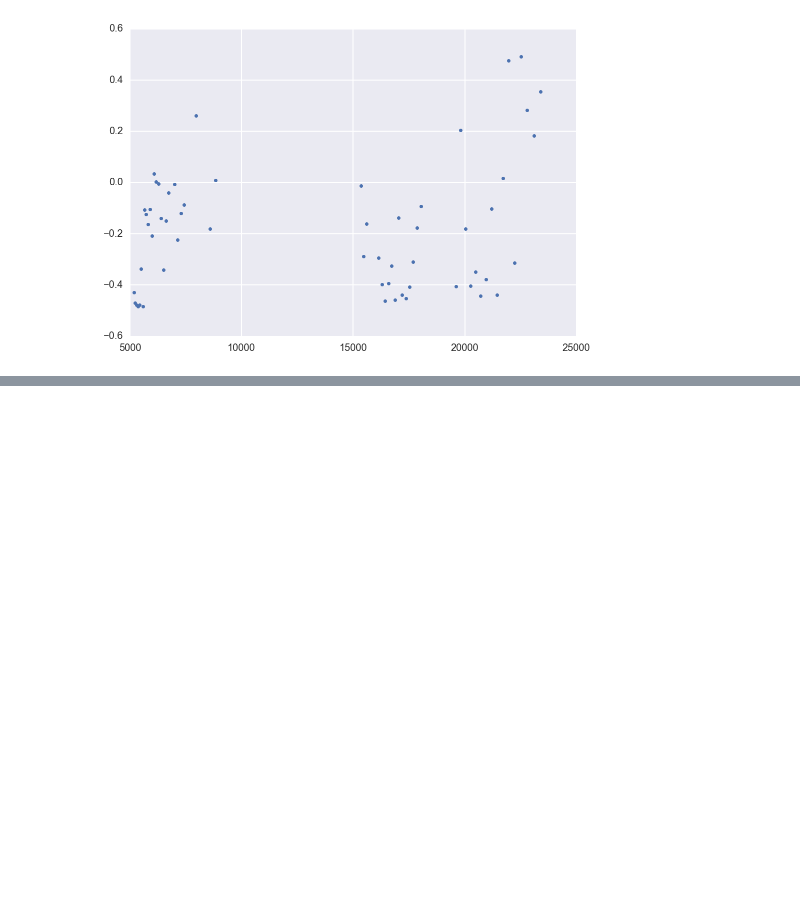
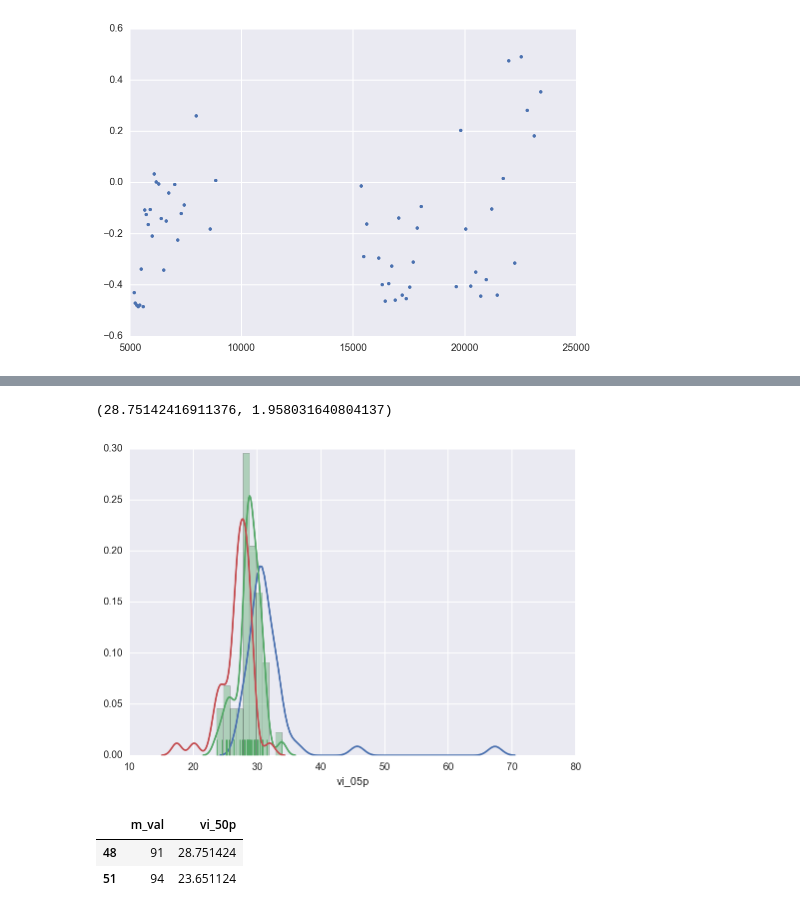
Before and after one commit to BrownDwarf/welter, a Jupyter notebook: notebooks/welter_issue026-01_Text_and_analysis_for_results_section.ipynb, the cells around one changed output, grey strips where cells are left out. Saved outputs shown, nothing was run; the diff lists cells and outputs as text; code cells hidden in the pictures; blank space fills up the shorter version.

```diff
--- a/notebooks/welter_issue026-01_Text_and_analysis_for_results_section.ipynb
+++ b/notebooks/welter_issue026-01_Text_and_analysis_for_results_section.ipynb
@@ -86,0 +113,15 @@ plt.plot(orders.wl_center, orders.FeH_50p, '.')
+# %%
+sns.distplot(mo.vi_95p.dropna(), hist=False)
+sns.distplot(mo.vi_50p.dropna(), rug=True)
+sns.distplot(mo.vi_05p.dropna(), hist=False)
+mo.vi_50p.dropna().median(), mo.vi_50p.dropna().std()
+# %% [output]
+(28.75142416911376, 1.958031640804137)
+[figure, added]
+# %%
+bi = mo.vi_95p > 40
+mo[bi][['m_val', 'vi_50p']]
+# %% [output]
+|  | m_val | vi_50p |
+| 48 | 91 | 28.751424 |
+| 51 | 94 | 23.651124 |
```
Also changed, not shown: parts of 19 cells of this notebook, 3 other files.
